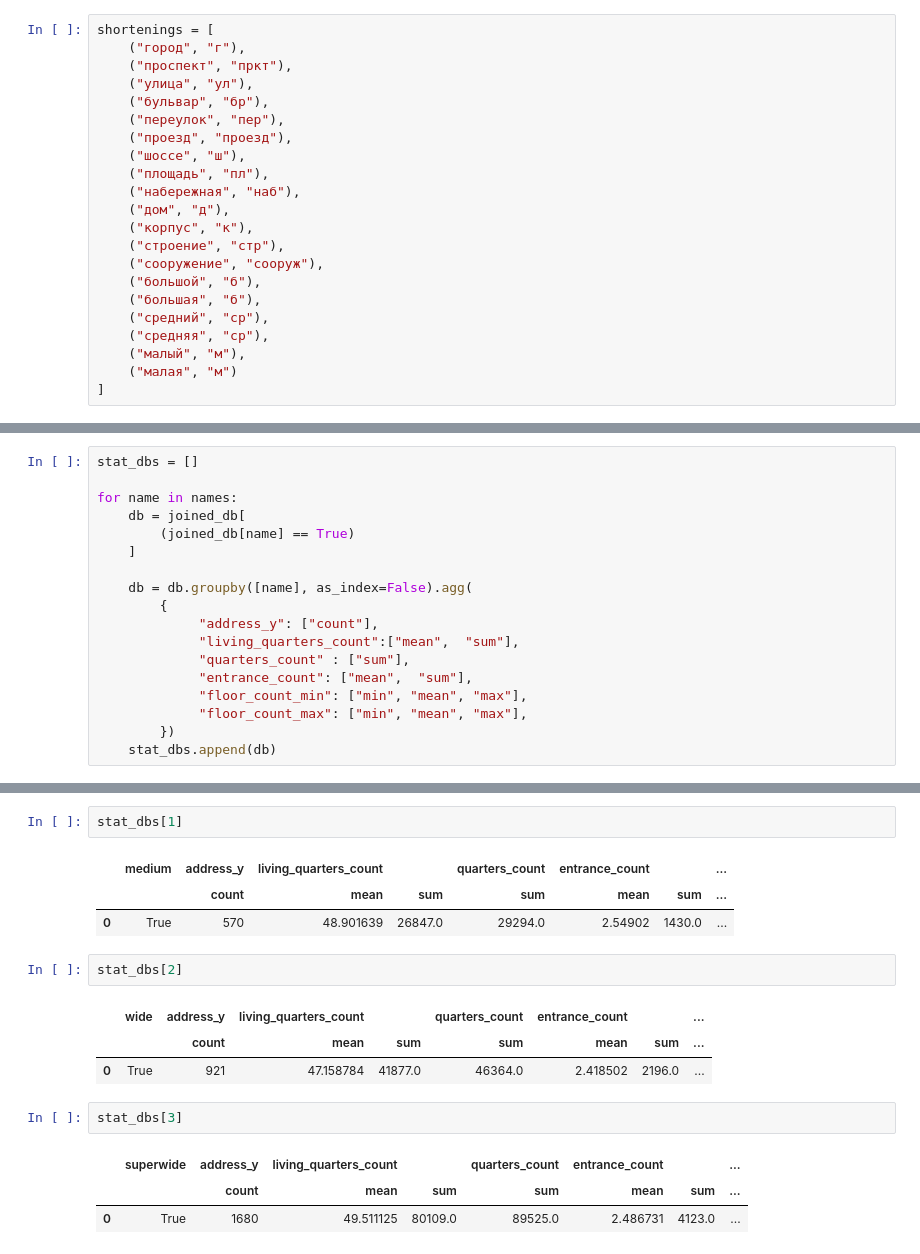
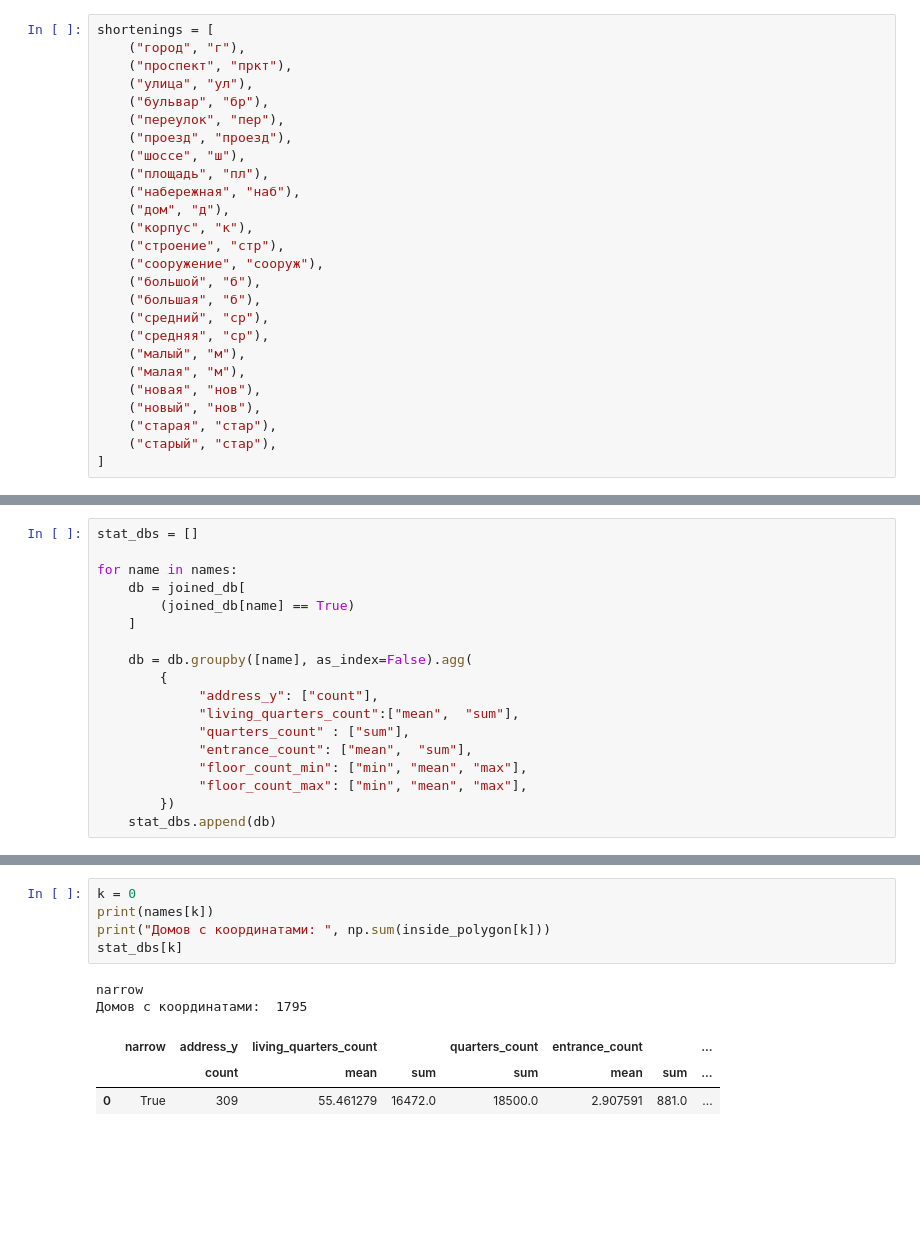
Before and after one commit to SvyatSheypak/city_for_people, a Jupyter notebook: garden_ring_houses/houses_in_polygons.ipynb, the cells around one changed output, grey strips where cells are left out. Cells and saved outputs as stored; diff of their text form; blank space fills up the shorter version.

```diff
--- a/garden_ring_houses/houses_in_polygons.ipynb
+++ b/garden_ring_houses/houses_in_polygons.ipynb
@@ -270,7 +270,11 @@ shortenings = [
     ("средний", "ср"),
     ("средняя", "ср"),
     ("малый", "м"),
-    ("малая", "м")
+    ("малая", "м"),
+    ("новая", "нов"),
+    ("новый", "нов"),
+    ("старая", "стар"),
+    ("старый", "стар"),
 ]
 # %%
 def shorten_address(s, shrt=shortenings):
@@ -557,18 +532,11 @@ stat_dbs[0]
-# %%
-stat_dbs[1]
-# %% [output]
-|  | medium | address_y | living_quarters_count |  | quarters_count | entrance_count |  | ... |
-|  |  | count | mean | sum | sum | mean | sum | ... |
-| 0 | True | 570 | 48.901639 | 26847.0 | 29294.0 | 2.54902 | 1430.0 | ... |
-# %%
-stat_dbs[2]
-# %% [output]
-|  | wide | address_y | living_quarters_count |  | quarters_count | entrance_count |  | ... |
-|  |  | count | mean | sum | sum | mean | sum | ... |
-| 0 | True | 921 | 47.158784 | 41877.0 | 46364.0 | 2.418502 | 2196.0 | ... |
-# %%
-stat_dbs[3]
-# %% [output]
-|  | superwide | address_y | living_quarters_count |  | quarters_count | entrance_count |  | ... |
-|  |  | count | mean | sum | sum | mean | sum | ... |
-| 0 | True | 1680 | 49.511125 | 80109.0 | 89525.0 | 2.486731 | 4123.0 | ... |
+# %%
+k = 0
+print(names[k])
+print("Домов с координатами: ", np.sum(inside_polygon[k]))
+stat_dbs[k]
+# %% [output]
+narrow
+Домов с координатами:  1795
+|  | narrow | address_y | living_quarters_count |  | quarters_count | entrance_count |  | ... |
+|  |  | count | mean | sum | sum | mean | sum | ... |
+| 0 | True | 309 | 55.461279 | 16472.0 | 18500.0 | 2.907591 | 881.0 | ... |
```
Also changed, not shown: parts of 13 cells of this notebook.
